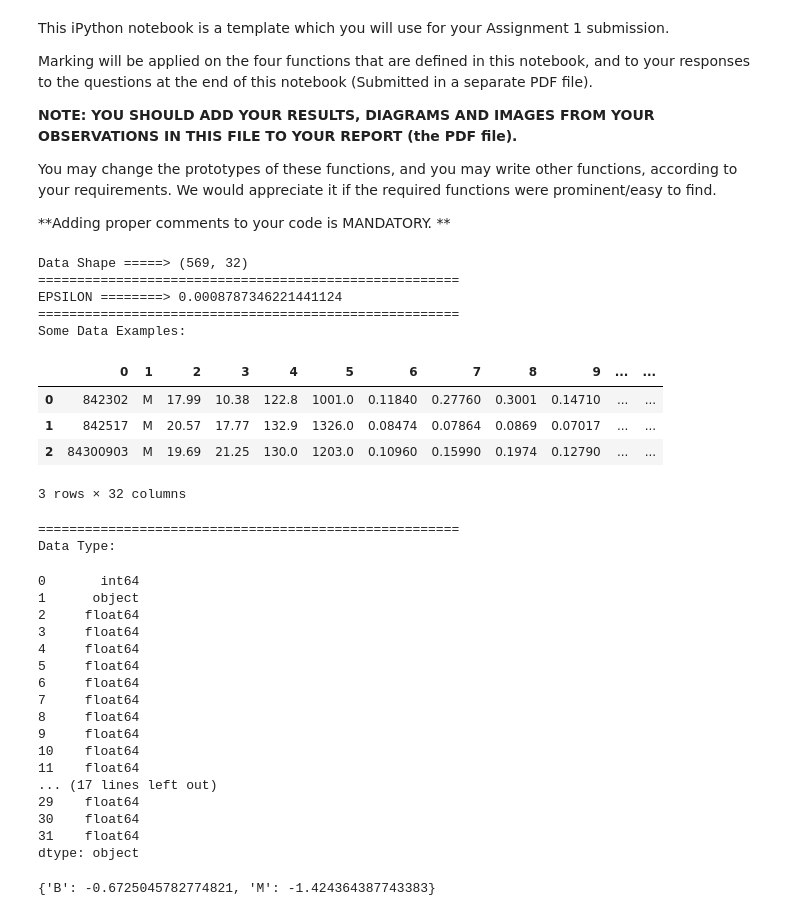
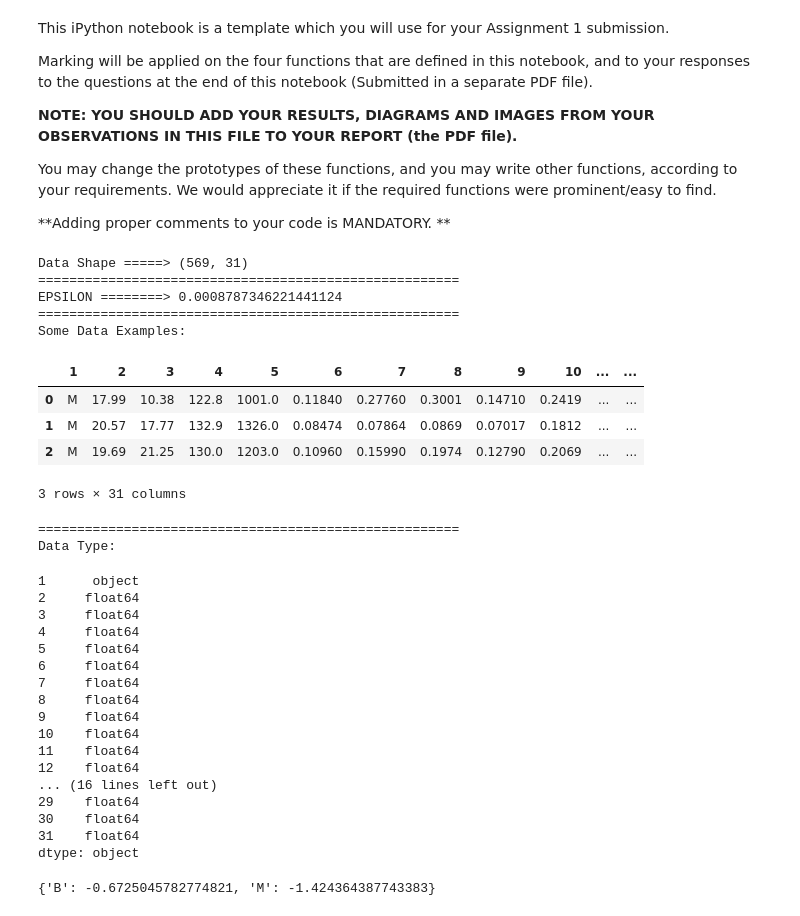
Before and after one commit to JerryMu/Naive-Bayes, a Jupyter notebook: assignment1.ipynb, the cells around one changed output. Drawn from its saved outputs; the diff is of its cells as text; code cells hidden in the pictures.

```diff
--- a/assignment1.ipynb
+++ b/assignment1.ipynb
@@ -51,19 +51,19 @@ def delete_missing_value(raw_dataset, missing_values):
 
 def preprocess(df, missing_values, id_column = None):
     train = delete_missing_value(df, missing_values)
-    if index_column != None:
-        train = train.drop(columns = [index_column])
+    if id_column != None:
+        train = train.drop(columns = [id_column])
     return train
 # %%
 # Global Variable
 
 # index column that need to be remove
-# Assign None to index_column means no id column
+# Assign None to id_column means no id column
 id_column = 0
-index_column = None
+
 #  Enter dataset here
 missing_values = None
-train_data = preprocess(wdbc, missing_values,index_column)
+train_data = preprocess(wdbc, missing_values,id_column)
 
 '''
     datasets_types can be
@@ -72,47 +72,47 @@ train_data = preprocess(wdbc, missing_values,index_column)
     ORDINAL: ORDINAL ATTRIBUTES DATASETS,
     MIX: DATASETS WITH A MIX OF ATTRIBUTE TYPES
 '''
+
 # Enter type of datasets
 
 datasets_types = "NUMERIC"
 
 # 0 represents nomianl, 1 represents ordinal, 2 represents numeric
 # Only works when dataset_types equals MIX
 feature_types = [2, 0, 2, 1, 1, 0, 0, 0, 0, 0, 2, 2, 2, 0]
 class_column = 1
 
 EPSILON = 1/(2*train_data.shape[0])
 
 # Seperate the label and data
 label = train_data.iloc[:,class_column]
 train_set = train_data.drop(columns=class_column)
 
 feature_columns = list(train_set.columns)
 
 # Show some useful information about the data
 print("Data Shape =====>", train_data.shape)
 print("======================================================")
 print("EPSILON ========>", EPSILON)
 print("======================================================")
 print("Some Data Examples:")
 display(train_data.head(3))
 print("======================================================")
 print("Data Type:")
 display(train_data.dtypes)
 # %% [output]
-Data Shape =====> (569, 32)
+Data Shape =====> (569, 31)
 ======================================================
 EPSILON ========> 0.0008787346221441124
 ======================================================
 Some Data Examples:
-|  | 0 | 1 | 2 | 3 | 4 | 5 | 6 | 7 | 8 | 9 | ... | ... |
-| 0 | 842302 | M | 17.99 | 10.38 | 122.8 | 1001.0 | 0.11840 | 0.27760 | 0.3001 | 0.14710 | ... | ... |
-| 1 | 842517 | M | 20.57 | 17.77 | 132.9 | 1326.0 | 0.08474 | 0.07864 | 0.0869 | 0.07017 | ... | ... |
-| 2 | 84300903 | M | 19.69 | 21.25 | 130.0 | 1203.0 | 0.10960 | 0.15990 | 0.1974 | 0.12790 | ... | ... |
+|  | 1 | 2 | 3 | 4 | 5 | 6 | 7 | 8 | 9 | 10 | ... | ... |
+| 0 | M | 17.99 | 10.38 | 122.8 | 1001.0 | 0.11840 | 0.27760 | 0.3001 | 0.14710 | 0.2419 | ... | ... |
+| 1 | M | 20.57 | 17.77 | 132.9 | 1326.0 | 0.08474 | 0.07864 | 0.0869 | 0.07017 | 0.1812 | ... | ... |
+| 2 | M | 19.69 | 21.25 | 130.0 | 1203.0 | 0.10960 | 0.15990 | 0.1974 | 0.12790 | 0.2069 | ... | ... |
-3 rows × 32 columns
+3 rows × 31 columns
 ======================================================
 Data Type:
-0       int64
 1      object
 2     float64
 3     float64
@@ -124,7 +124,8 @@ Data Type:
 9     float64
 10    float64
 11    float64
-... (17 lines left out)
+12    float64
+... (16 lines left out)
 29    float64
 30    float64
 31    float64
```
Also changed, not shown: parts of 8 cells of this notebook.
